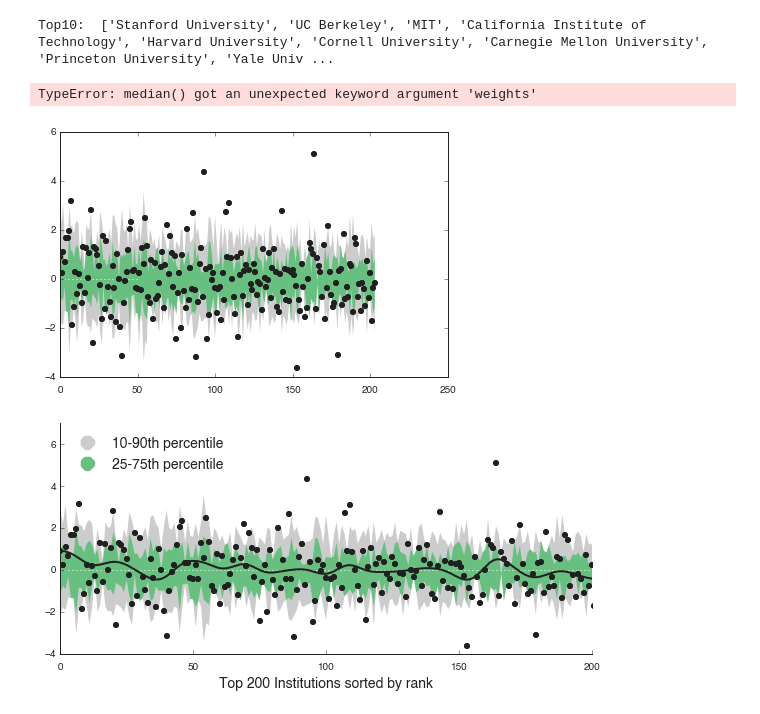
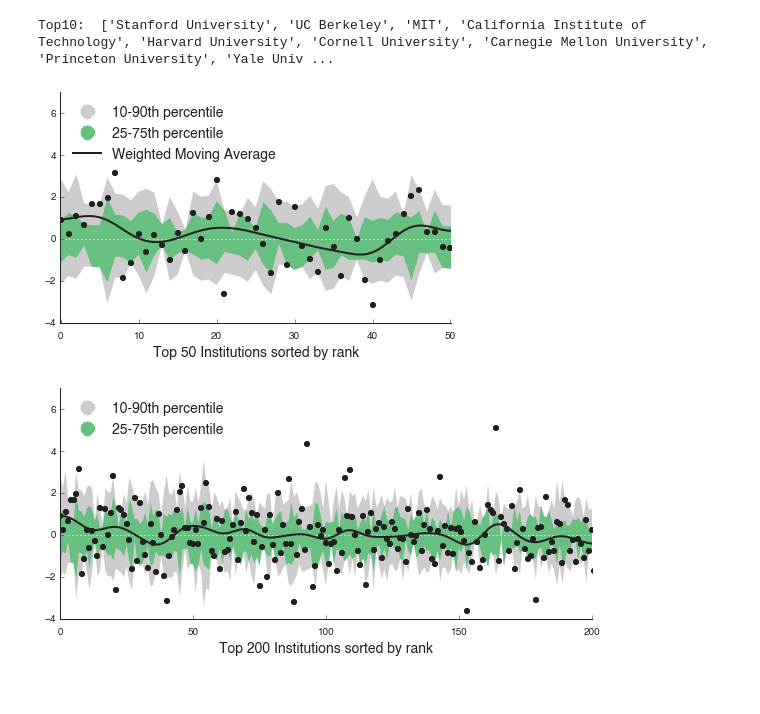
Before and after one commit to samfway/faculty_hiring, a Jupyter notebook: notebooks/Trajectories.ipynb, the cells around one changed output. Cells and saved outputs as stored; diff of their text form; code cells hidden in the pictures.

Commit message:
Excluding out-of-sample

```diff
--- a/notebooks/Trajectories.ipynb
+++ b/notebooks/Trajectories.ipynb
@@ -173,0 +224,36 @@ for school in inst:
+# %%
+expectation_thresholds = []
+
+for i, school in enumerate(sorted_inst_list):
+    actual = np.sum(actual_women_per_year[school])
+    expected = np.average(women_per_year[school].sum(axis=1))
+    if actual > expected:
+        expectation_thresholds.append(float(expected) / department_sizes[school])
+
+fig, ax = plt.subplots(figsize=(6,3))
+
+x_plot = linspace(0.05, 0.3, 1000)[:, newaxis]
+vals = np.array(expectation_thresholds)[:, newaxis]
+bw = 1.06*np.std(vals)*(len(vals)**(-1.0/5))
+mdl = KernelDensity(kernel='gaussian', bandwidth=bw)
+mdl.fit(vals)
+log_dens = mdl.score_samples(x_plot)
+ax.plot(x_plot[:, 0], exp(log_dens), lw=LINE_WIDTH+1, color=ALMOST_BLACK)
+ylims = ax.get_ylim()
+ax.plot([.16, .16], ylims, '--', linewidth=LINE_WIDTH+1, color=FEMALE_COLOR)
+ax.plot(x_plot[:, 0], exp(log_dens), lw=LINE_WIDTH+1, color=ALMOST_BLACK)
+hide_right_top_axis(ax)
+ax.tick_params(axis='both', which='major', labelsize=TICK_SIZE)
+ax.tick_params(axis='x', pad=XLABEL_PAD)
+ax.set_ylabel('Probability density', fontsize=LABEL_SIZE+2)
+ax.set_xlabel('Fraction of women', fontsize=LABEL_SIZE+2)
+
+fake_line_1 = Line2D(range(1), range(1), color=ALMOST_BLACK, marker='o',markersize=15, linestyle='None', markeredgecolor='w')
+fake_line_2 = Line2D(range(1), range(1), color=FEMALE_COLOR, marker='o',markersize=15, linestyle='None', markeredgecolor='w')
+leg = ax.legend((fake_line_1,fake_line_2),('Expected fractions','Overall fraction'), numpoints=1, loc='upper right',
+                  frameon=False, fontsize=LABEL_SIZE)
+
+#ax.hist(expectation_thresholds, 20)
+
+plt.savefig(os.path.join(figures_dir, 'expected_fractions.pdf'))
+plt.show()
@@ -239,7 +327,7 @@ def weighted_moving_average(x,y,step_size=0.05,width=1):
     for index in range(0,len(bin_centers)):
         bin_center = bin_centers[index]
         weights = gaussian(x,mean=bin_center,sigma=width)
-        bin_avg[index] = np.median(y,weights=weights)
+        bin_avg[index] = np.average(y,weights=weights)
 
     return (bin_centers,bin_avg)
 # %%
@@ -250,40 +338,37 @@ ax.fill_between(x_vals, p10, p90, color=LIGHT_COLOR, edgecolor='None')
 ax.fill_between(x_vals, p25, p75, color=FEMALE_COLOR, edgecolor='None')
 ax.plot([0, 50], [0, 0], ':', color='w')
 ax.plot(x_vals, diffs, 'o', color=ALMOST_BLACK, markeredgecolor='None')
-centers, averages = weighted_moving_average(x_vals, diffs, width=2)
+
+centers, averages = weighted_moving_average(x_vals, diffs, width=3)
 ax.plot(centers, averages, '-', color=ALMOST_BLACK, linewidth=2)
 
 '''
 positive = np.where(diffs > ci95)[0]
 ax.plot(x_vals[positive], diffs[positive], 'o', color=FEMALE_COLOR, markeredgecolor='None')
 negative = np.where(diffs < -ci95)[0]
 ax.plot(x_vals[negative], diffs[negative], 'o', color=ALMOST_BLACK, markeredgecolor='None')
 '''
 
 ylims = ax.get_ylim()
 ax.set_ylim(ylims[0], 1+ylims[1])
 x_pad = .1
 ax.set_xlim(0-x_pad, 50+x_pad)
-#ax.set_ylabel('Actual-Expected Number of Women', fontsize=LABEL_SIZE)
 ax.set_xlabel('Top 50 Institutions sorted by rank', fontsize=LABEL_SIZE)
 hide_right_top_axis(ax)
-#ax.text(60, 5, "(weighted moving average)")
-#ax.plot([59.5, 45], [5.2, averages[44]], ':', color=ALMOST_BLACK)
 
 fake_line_all = Line2D(range(1), range(1), color=LIGHT_COLOR, marker='o',markersize=15, linestyle='None', markeredgecolor='w')
 fake_line_f = Line2D(range(1), range(1), color=FEMALE_COLOR, marker='o',markersize=15, linestyle='None', markeredgecolor='w')
 fake_line_t = Line2D(range(1), range(1), color=ALMOST_BLACK, linestyle='-', linewidth=2)
 
 plt.legend((fake_line_all,fake_line_f,fake_line_t),('10-90th percentile','25-75th percentile','Weighted Moving Average'),
            numpoints=1, loc='upper left', frameon=False, fontsize=LABEL_SIZE)
 
 #plt.legend((fake_line_all,fake_line_f,fake_line_t),('10-90th percentile','25-75th percentile','Weighted Moving Average'),
 #           numpoints=1, loc='upper right', frameon=False, fontsize=LABEL_SIZE)
 
 plt.savefig(os.path.join(figures_dir, 'Top50.pdf'))
 # %% [output]
-TypeError: median() got an unexpected keyword argument 'weights'
-[figure, old version]
+[figure, new version]
 # %%
 fig, ax = plt.subplots(figsize=(8,4))
 
```
Also changed, not shown: parts of 10 cells of this notebook, 9 other files.
